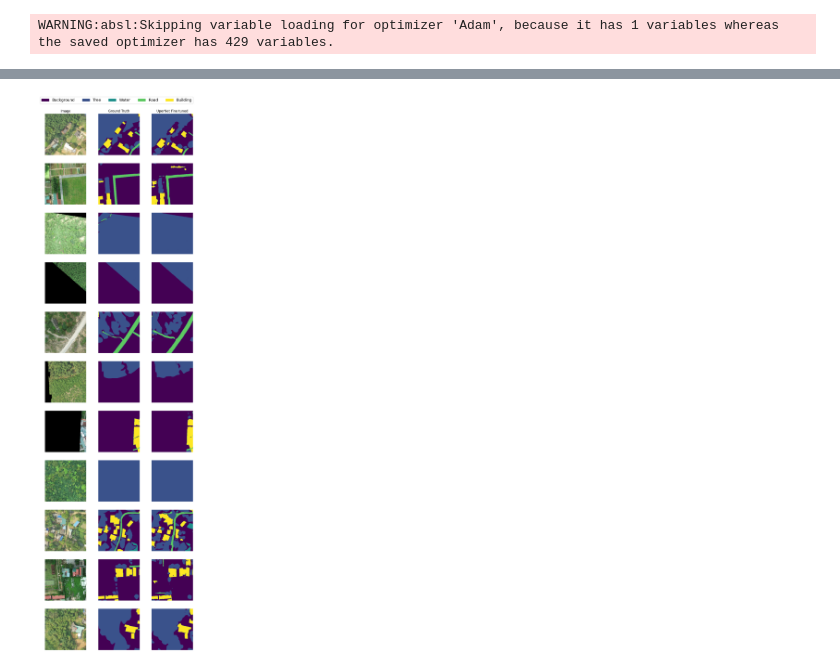
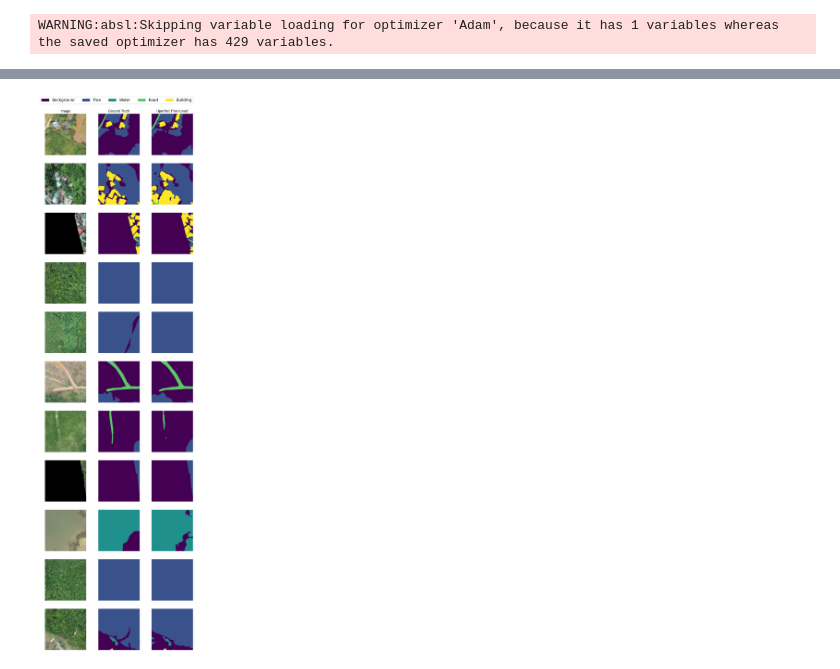
Before and after one commit to hssh18121/do_an_test, a Jupyter notebook: plot_prediction.ipynb, the cells around one changed output, grey strips where cells are left out. Saved outputs shown, nothing was run; the diff lists cells and outputs as text; code cells hidden in the pictures.

Commit message:
Update infer image and code

```diff
--- a/plot_prediction.ipynb
+++ b/plot_prediction.ipynb
@@ -44,7 +44,7 @@ import segmentation_models as sm
 Segmentation Models: using `tf.keras` framework.
 # %%
 # checkpoint_path = "../weights/offline_distill/cp.segformer_student_pretrain_converge.h5"
-checkpoint_path = "../weights/best_model/cp.weights.h5"
+checkpoint_path = "../weights/augmented_upernet_tiny_org_with_pretrain_converge/cp.weights.h5"
 # %%
 model_name = 'UperNet Fine tuned'
 file_name = 'Best model'
@@ -92,7 +92,8 @@ norm = mcolors.BoundaryNorm(bounds, cmap.N)
 images = []
 titles = []
 
-for i in [116, 206, 79, 244, 326, 190, 0, 248, 202, 111, 253]:
+# for i in [116, 206, 79, 244, 326, 190, 0, 248, 202, 111, 253]:
+for i in range(11):
     # image_number = i
     image_number = random.randint(0, X_test.shape[0] - 1)
 
@@ -135,8 +136,8 @@ filename = file_name
 filepath = os.path.join(folder, filename)
 
 # Ensure the directory exists
-os.makedirs(folder, exist_ok=True)
-fig.savefig(filepath )
+# os.makedirs(folder, exist_ok=True)
+# fig.savefig(filepath )
 
 plt.show()
 # %% [output]
@@ -154 +155 @@ plt.show()
-[figure, old version]
+[figure, new version]
```
Also changed, not shown: parts of 3 cells of this notebook, 14 other files.
